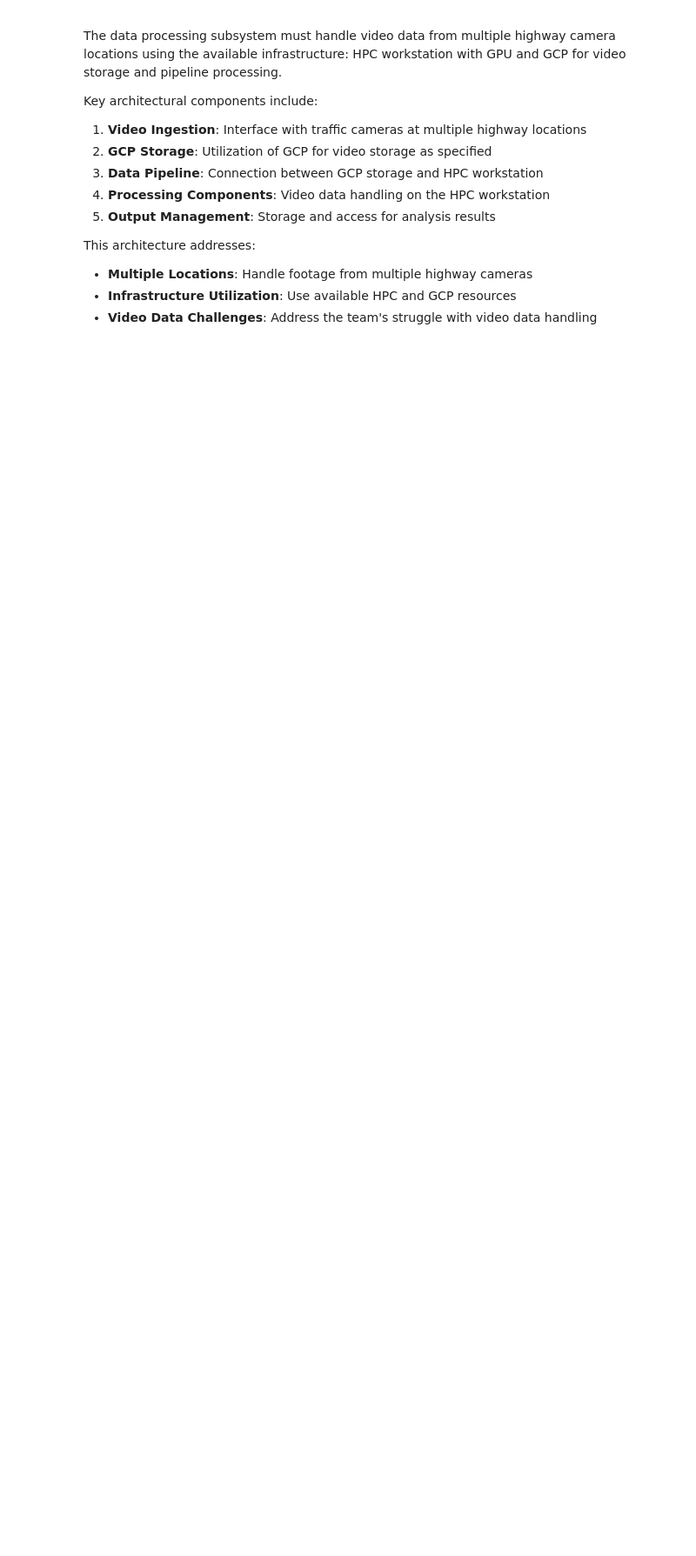
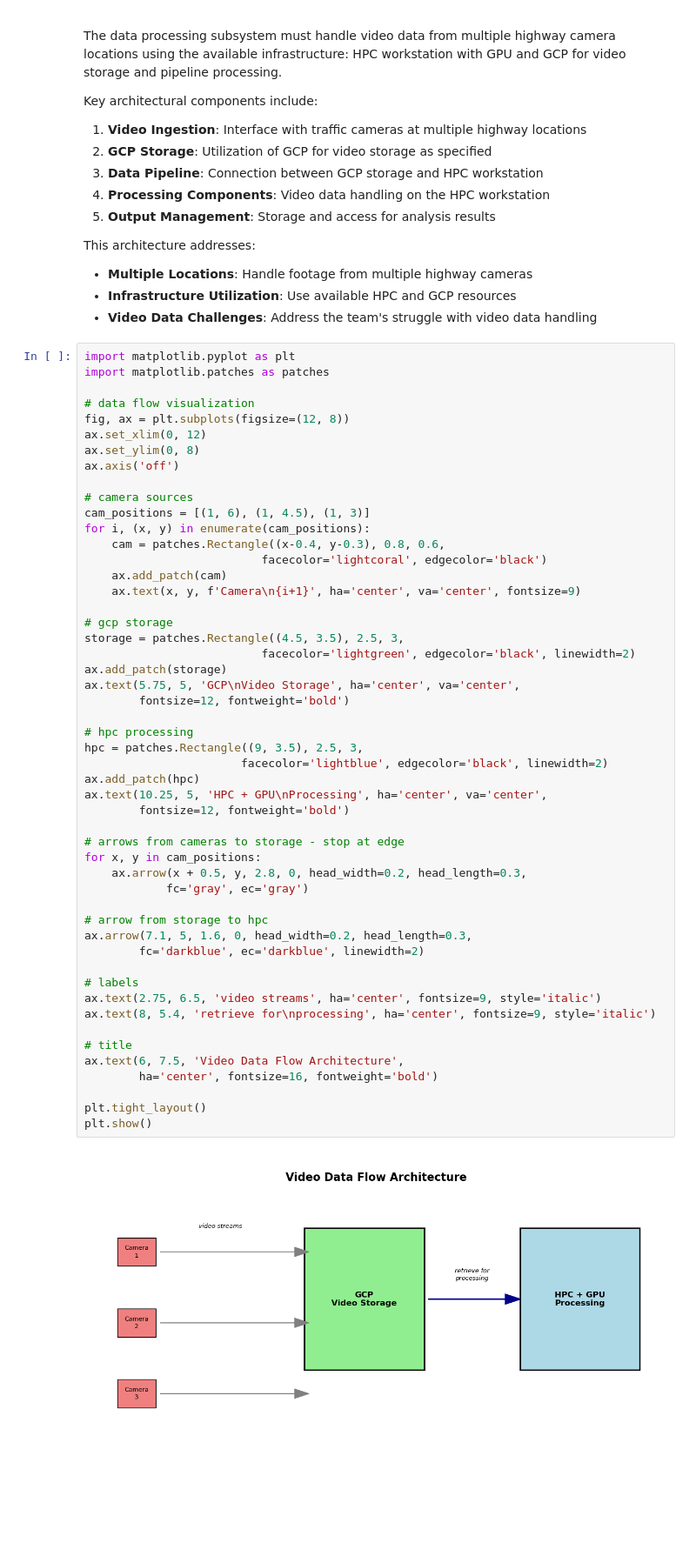
Before and after one commit to iTrauco/data-science-sad, a Jupyter notebook: notebooks/Traffic Vision Multi-Object Tracking - System Analysis and Design Proposal.ipynb, the cells around one changed output. Shown: that part at 87% size. Saved outputs shown, nothing was run; the diff lists cells and outputs as text; blank space fills up the shorter version.

Commit message:
feat: 2.2 video data handling strategy draft added along with architecture data flow

```diff
--- a/notebooks/Traffic Vision Multi-Object Tracking - System Analysis and Design Proposal.ipynb
+++ b/notebooks/Traffic Vision Multi-Object Tracking - System Analysis and Design Proposal.ipynb
@@ -172,3 +172,56 @@ This architecture addresses:
 - **Multiple Locations**: Handle footage from multiple highway cameras
 - **Infrastructure Utilization**: Use available HPC and GCP resources
 - **Video Data Challenges**: Address the team's struggle with video data handling
+# %%
+import matplotlib.pyplot as plt
+import matplotlib.patches as patches
+
+# data flow visualization
+fig, ax = plt.subplots(figsize=(12, 8))
+ax.set_xlim(0, 12)
+ax.set_ylim(0, 8)
+ax.axis('off')
+
+# camera sources
+cam_positions = [(1, 6), (1, 4.5), (1, 3)]
+for i, (x, y) in enumerate(cam_positions):
+    cam = patches.Rectangle((x-0.4, y-0.3), 0.8, 0.6,
+                          facecolor='lightcoral', edgecolor='black')
+    ax.add_patch(cam)
+    ax.text(x, y, f'Camera\n{i+1}', ha='center', va='center', fontsize=9)
+
+# gcp storage
+storage = patches.Rectangle((4.5, 3.5), 2.5, 3,
+                          facecolor='lightgreen', edgecolor='black', linewidth=2)
+ax.add_patch(storage)
+ax.text(5.75, 5, 'GCP\nVideo Storage', ha='center', va='center',
+        fontsize=12, fontweight='bold')
+
+# hpc processing
+hpc = patches.Rectangle((9, 3.5), 2.5, 3,
+                       facecolor='lightblue', edgecolor='black', linewidth=2)
+ax.add_patch(hpc)
+ax.text(10.25, 5, 'HPC + GPU\nProcessing', ha='center', va='center',
+        fontsize=12, fontweight='bold')
+
+# arrows from cameras to storage - stop at edge
+for x, y in cam_positions:
+    ax.arrow(x + 0.5, y, 2.8, 0, head_width=0.2, head_length=0.3,
+            fc='gray', ec='gray')
+
+# arrow from storage to hpc
+ax.arrow(7.1, 5, 1.6, 0, head_width=0.2, head_length=0.3,
+        fc='darkblue', ec='darkblue', linewidth=2)
+
+# labels
+ax.text(2.75, 6.5, 'video streams', ha='center', fontsize=9, style='italic')
+ax.text(8, 5.4, 'retrieve for\nprocessing', ha='center', fontsize=9, style='italic')
+
+# title
+ax.text(6, 7.5, 'Video Data Flow Architecture',
+        ha='center', fontsize=16, fontweight='bold')
+
+plt.tight_layout()
+plt.show()
+# %% [output]
+[figure, added]
```
Also changed, not shown: parts of 1 cell of this notebook.
